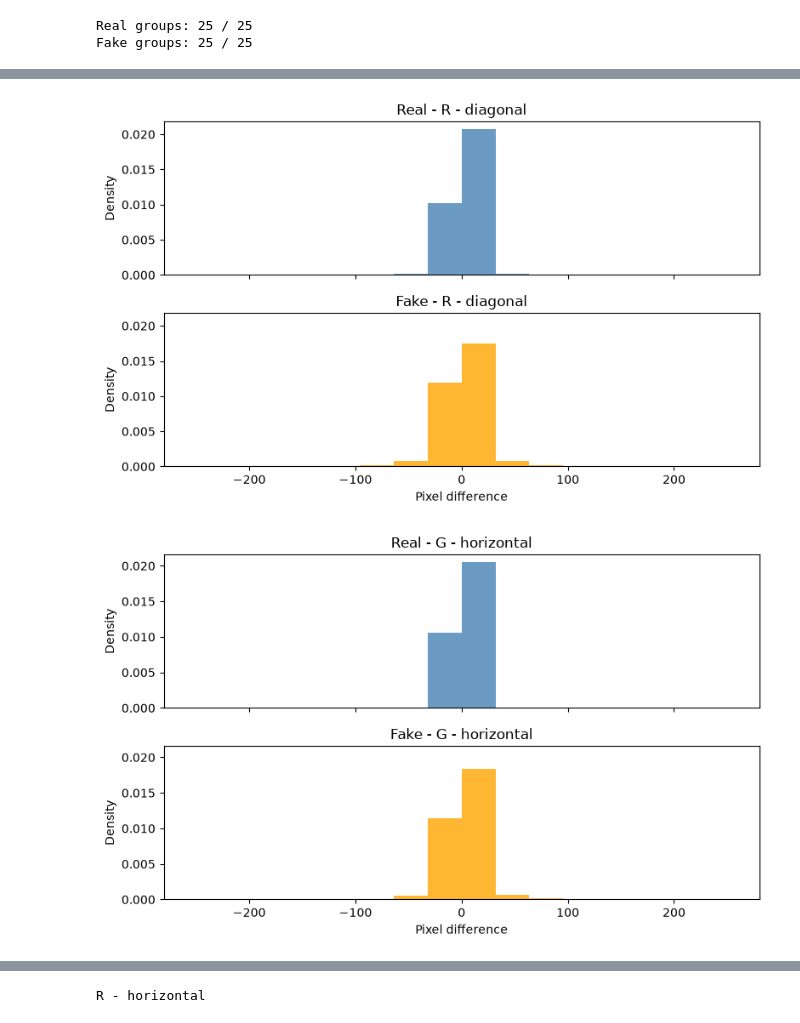
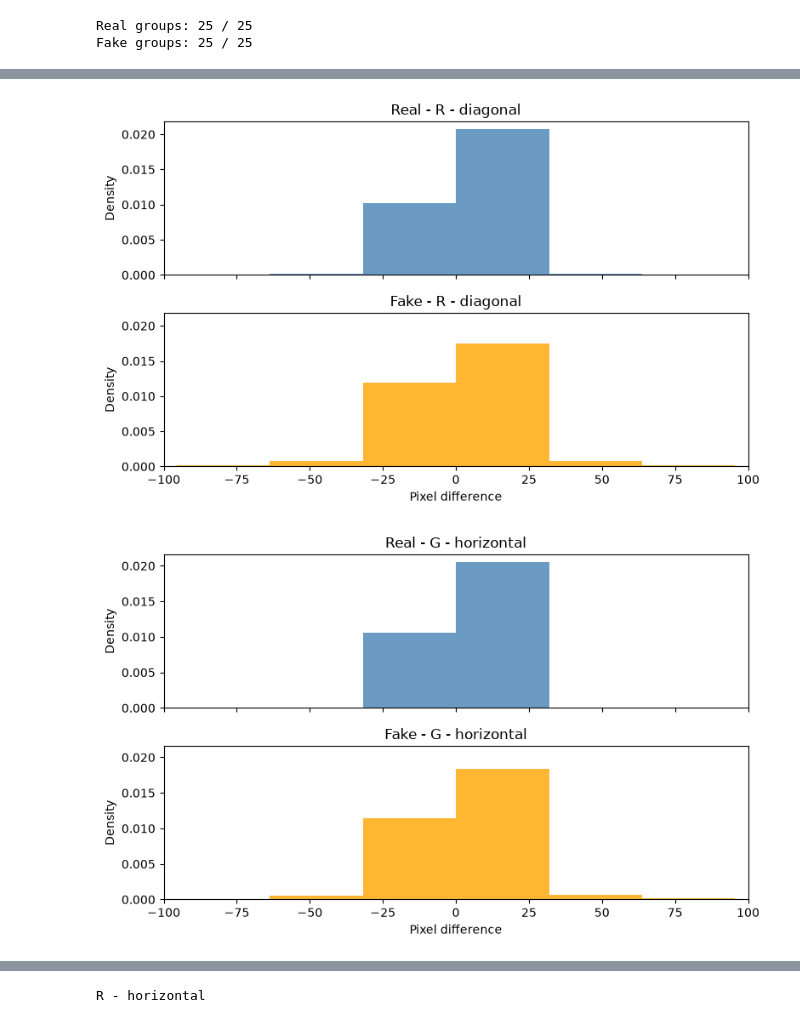
Before and after one commit to yassinekhaldoun/Deepfake-Detection-Image-Forensics-Machine-Learning, a Jupyter notebook: npr_method/visualization.ipynb, the cells around one changed output, grey strips where cells are left out. Drawn from its saved outputs; the diff is of its cells as text; code cells hidden in the pictures.

```diff
--- a/npr_method/visualization.ipynb
+++ b/npr_method/visualization.ipynb
@@ -80,6 +80,9 @@ for channel in channels:
         axes[1].set_xlabel("Pixel difference")
         axes[1].set_ylabel("Density")
 
+        axes[0].set_xlim(-100, 100)
+        axes[1].set_xlim(-100, 100)
+
         plt.tight_layout()
         plt.show()
 # %% [output]
@@ -88,2 +91,2 @@ for channel in channels:
-[figure, old version]
+[figure, new version]
-[figure, old version]
+[figure, new version]
```
Also changed, not shown: parts of 1 cell of this notebook.
